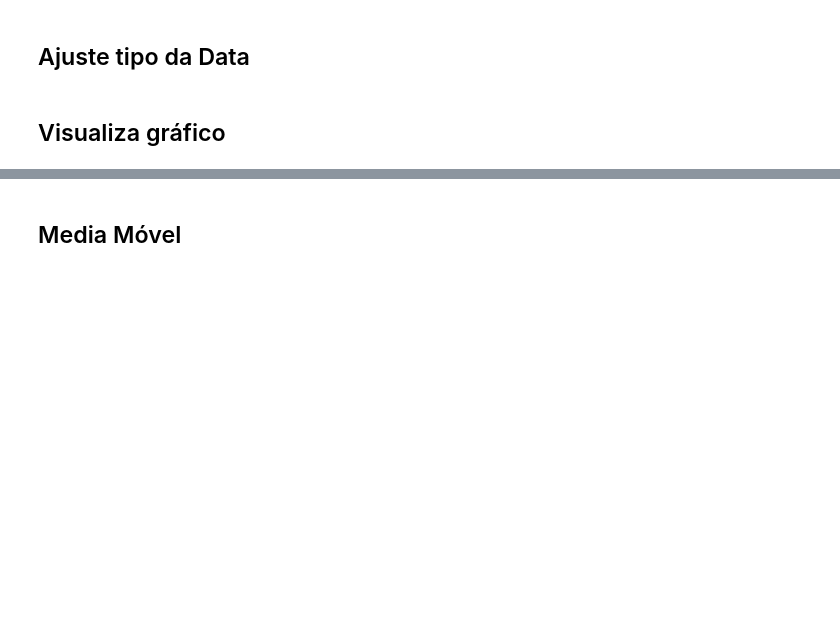
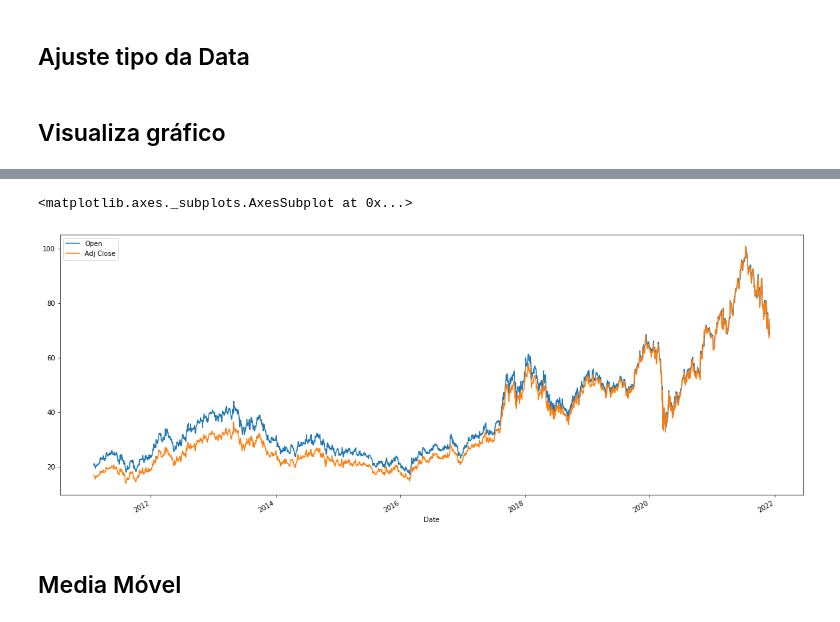
Before and after one commit to tauasilva/analise-de-acoes-com-prophet, a Jupyter notebook: Analise de ações.ipynb, the cells around one changed output, grey strips where cells are left out. Cells and saved outputs as stored; diff of their text form; code cells hidden in the pictures; blank space fills up the shorter version.

```diff
--- a/Analise de ações.ipynb
+++ b/Analise de ações.ipynb
@@ -24,8 +40,8 @@ ModuleNotFoundError: No module named 'fbprophet'
 # %% [markdown]
 ## Seleciona o código da ação e periodo
 # %%
-tickers = 'ARZZ3.SA'
-start_date = datetime.datetime.now().date() + datetime.timedelta(days=-4000)
-end_date = datetime.datetime.now().date()
+acao = 'ARZZ3.SA'
+data_inicial = datetime.datetime.now().date() + datetime.timedelta(days=-4000)
+data_final = datetime.datetime.now().date()
 # %% [markdown]
 ## Faz o download do dataframe com as informações
@@ -33,0 +48,2 @@ df_ticket = yf.download(tickers,start_date,end_date)
+# %%
+df_acao_historico = yf.download(acao,data_inicial,data_final)
@@ -34,4 +69,4 @@ df_ticket = yf.download(tickers,start_date,end_date)
 # %%
-df_ticket.reset_index(inplace=True)
+df_acao_historico.reset_index(inplace=True)
 # %% [markdown]
 ## Analise do dataframe
@@ -46,6 +109,7 @@ df_ticket.Date = pd.to_datetime(df_ticket.Date)
 # %%
-df_ticket = df_ticket.set_index(df_ticket['Date']).sort_index()
-df_ticket.drop("Date", axis=1, inplace=True)
+df_acao_historico.Date = pd.to_datetime(df_acao_historico.Date)
+df_acao_historico = df_acao_historico.set_index(df_acao_historico['Date']).sort_index()
+df_acao_historico.drop("Date", axis=1, inplace=True)
 # %% [markdown]
 ## Visualiza gráfico
 # %%
@@ -55,6 +120,9 @@ fig.add_trace(go.Scatter(x=df_ticket.index, y=df_ticket['Close']))
 # %%
-ts = df_ticket[['Open','Adj Close']]
-ts.plot(figsize=(20,8))
+grafico_acao = df_acao_historico[['Open','Adj Close']]
+grafico_acao.plot(figsize=(20,8))
+# %% [output]
+<matplotlib.axes._subplots.AxesSubplot at 0x...>
+[figure, added]
 # %% [markdown]
 ## Media Móvel
 # %%
```
Also changed, not shown: parts of 25 cells of this notebook.
